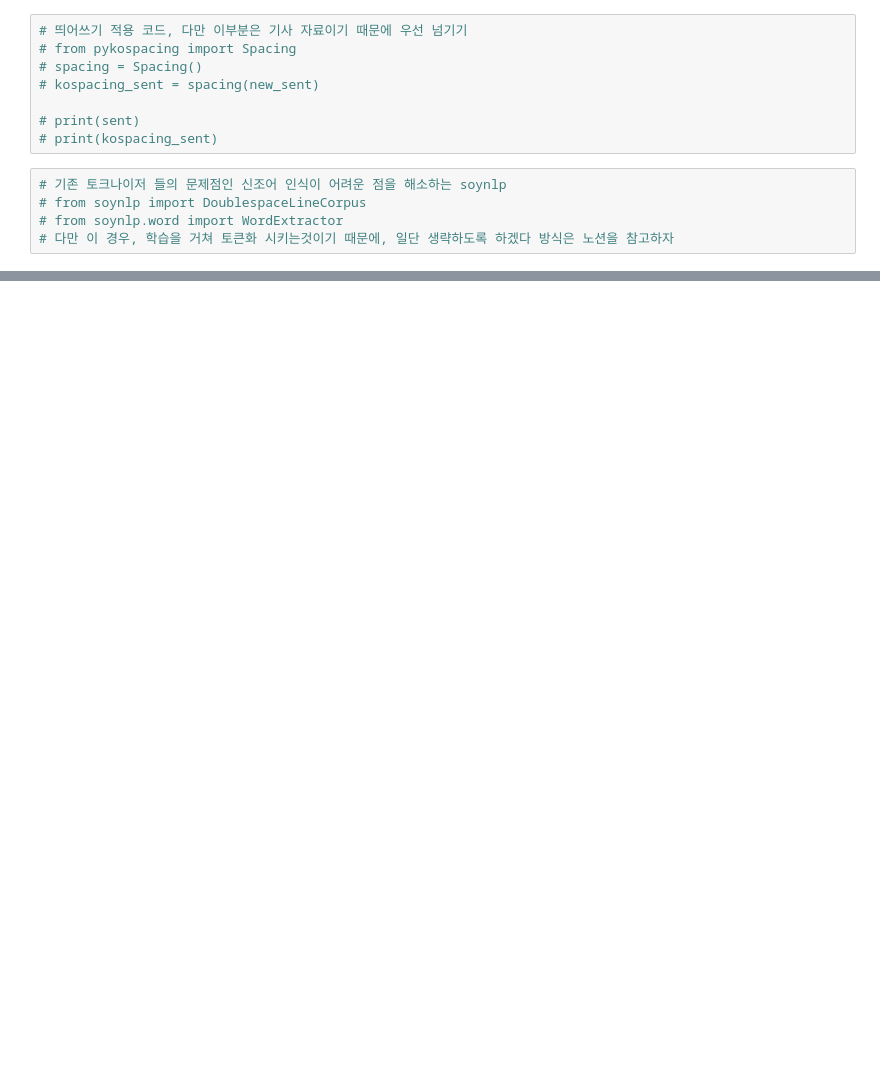
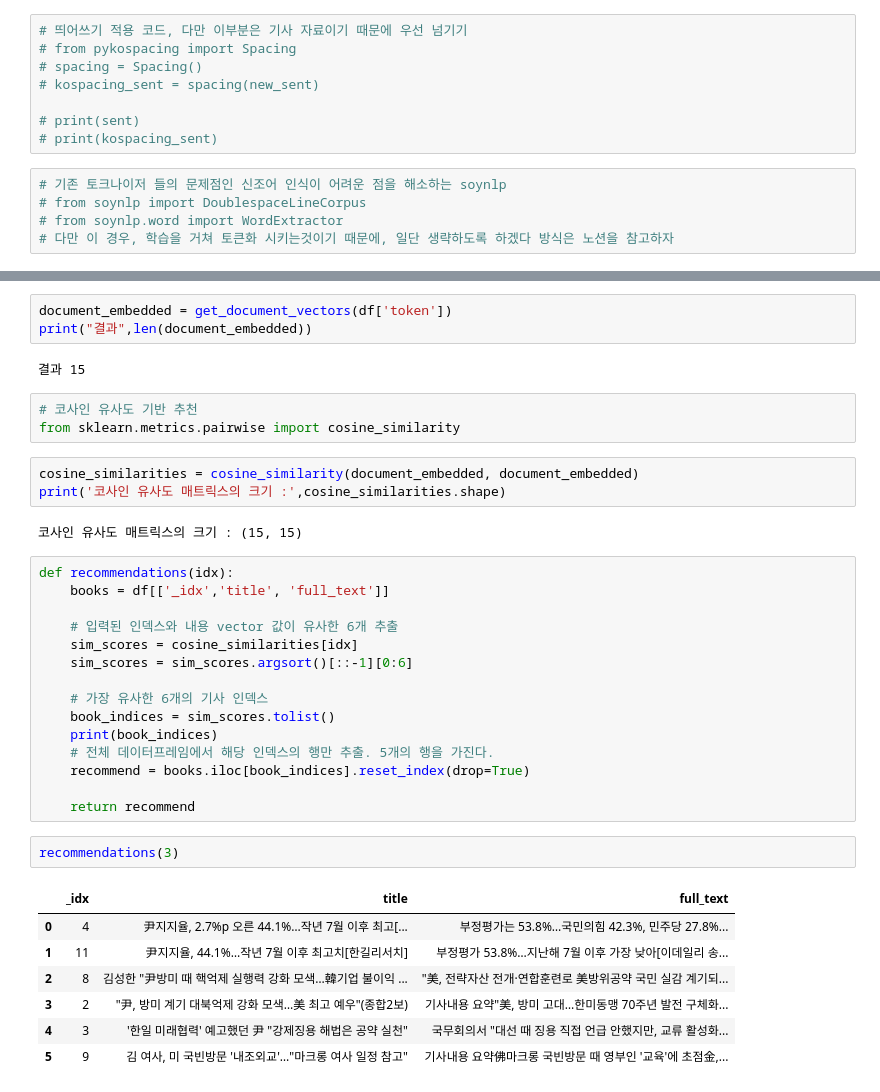
Before and after one commit to dldksco/churros, a Jupyter notebook: recommend/test.ipynb, the cells around one changed output, grey strips where cells are left out. Saved outputs shown, nothing was run; the diff lists cells and outputs as text; blank space fills up the shorter version.

```diff
--- a/recommend/test.ipynb
+++ b/recommend/test.ipynb
@@ -172,0 +371,38 @@ for word_tokens in df["token"]:
+# %%
+document_embedded = get_document_vectors(df['token'])
+print("결과",len(document_embedded))
+# %% [output]
+결과 15
+# %%
+# 코사인 유사도 기반 추천
+from sklearn.metrics.pairwise import cosine_similarity
+# %%
+cosine_similarities = cosine_similarity(document_embedded, document_embedded)
+print('코사인 유사도 매트릭스의 크기 :',cosine_similarities.shape)
+# %% [output]
+코사인 유사도 매트릭스의 크기 : (15, 15)
+# %%
+def recommendations(idx):
+    books = df[['_idx','title', 'full_text']]
+
+    # 입력된 인덱스와 내용 vector 값이 유사한 6개 추출
+    sim_scores = cosine_similarities[idx]
+    sim_scores = sim_scores.argsort()[::-1][0:6]
+
+    # 가장 유사한 6개의 기사 인덱스
+    book_indices = sim_scores.tolist()
+    print(book_indices)
+    # 전체 데이터프레임에서 해당 인덱스의 행만 추출. 5개의 행을 가진다.
+    recommend = books.iloc[book_indices].reset_index(drop=True)
+
+    return recommend
+# %%
+recommendations(3)
+# %% [output]
+|  | _idx | title | full_text |
+| 0 | 4 | 尹지지율, 2.7%p 오른 44.1%…작년 7월 이후 최고[... | 부정평가는 53.8%…국민의힘 42.3%, 민주당 27.8%... |
+| 1 | 11 | 尹지지율, 44.1%…작년 7월 이후 최고치[한길리서치] | 부정평가 53.8%…지난해 7월 이후 가장 낮아[이데일리 송... |
+| 2 | 8 | 김성한 "尹방미 때 핵억제 실행력 강화 모색…韓기업 불이익 ... | "美, 전략자산 전개·연합훈련로 美방위공약 국민 실감 계기되... |
+| 3 | 2 | "尹, 방미 계기 대북억제 강화 모색…美 최고 예우"(종합2보) | 기사내용 요약"美, 방미 고대…한미동맹 70주년 발전 구체화... |
+| 4 | 3 | '한일 미래협력' 예고했던 尹 "강제징용 해법은 공약 실천" | 국무회의서 "대선 때 징용 직접 언급 안했지만, 교류 활성화... |
+| 5 | 9 | 김 여사, 미 국빈방문 '내조외교'…"마크롱 여사 일정 참고" | 기사내용 요약佛마크롱 국빈방문 때 영부인 '교육'에 초점金,... |
```
Also changed, not shown: parts of 20 cells of this notebook, 1 other file.
